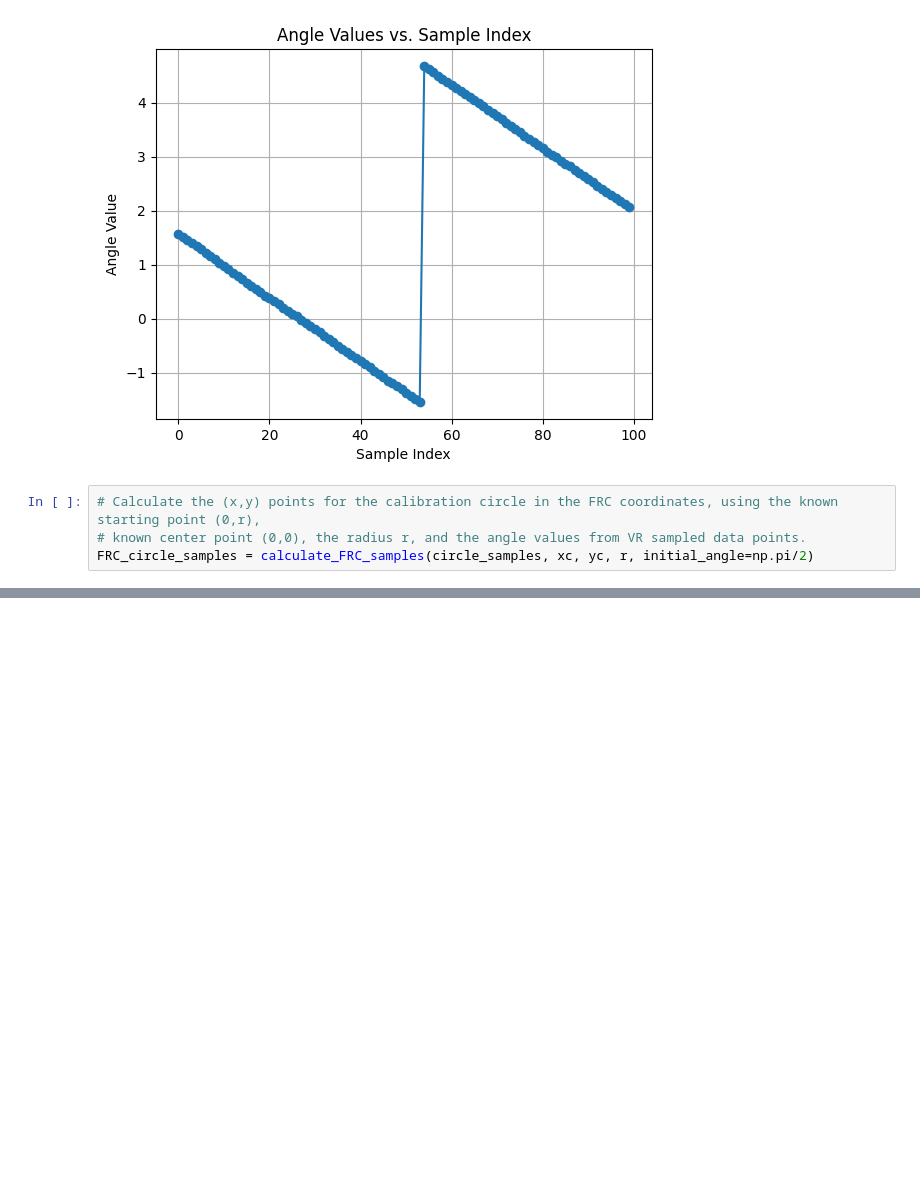
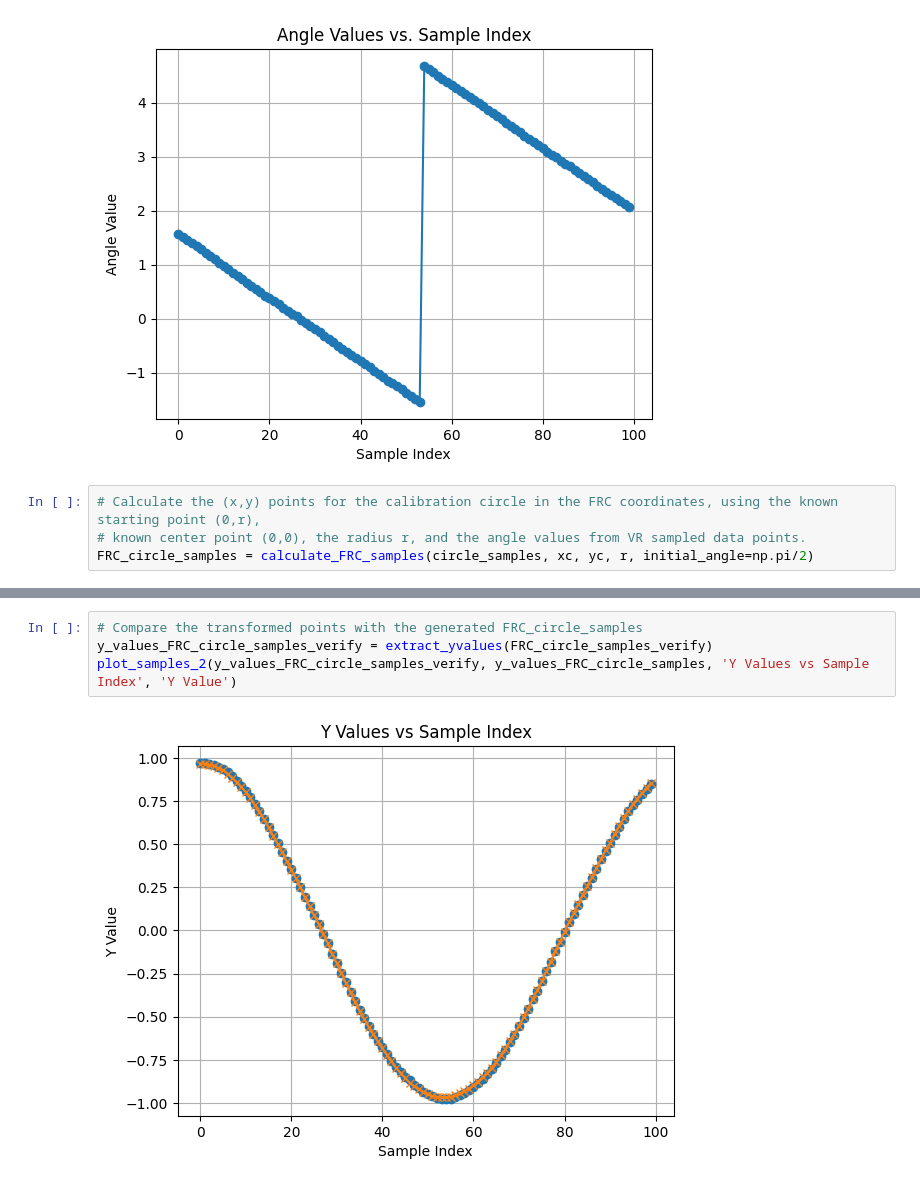
Before and after one commit to Team488/VR_NetworkTables2024, a Jupyter notebook: fieldCalibrateDebug.ipynb, the cells around one changed output, grey strips where cells are left out. Drawn from its saved outputs; the diff is of its cells as text; blank space fills up the shorter version.

```diff
--- a/fieldCalibrateDebug.ipynb
+++ b/fieldCalibrateDebug.ipynb
@@ -77,0 +93,6 @@ Translation vector: [-0.65829295 -0.08731212]
+# %%
+# Compare the transformed points with the generated FRC_circle_samples
+y_values_FRC_circle_samples_verify = extract_yvalues(FRC_circle_samples_verify)
+plot_samples_2(y_values_FRC_circle_samples_verify, y_values_FRC_circle_samples, 'Y Values vs Sample Index', 'Y Value')
+# %% [output]
+[figure, added]
```
Also changed, not shown: parts of 15 cells of this notebook, 1 other file.
